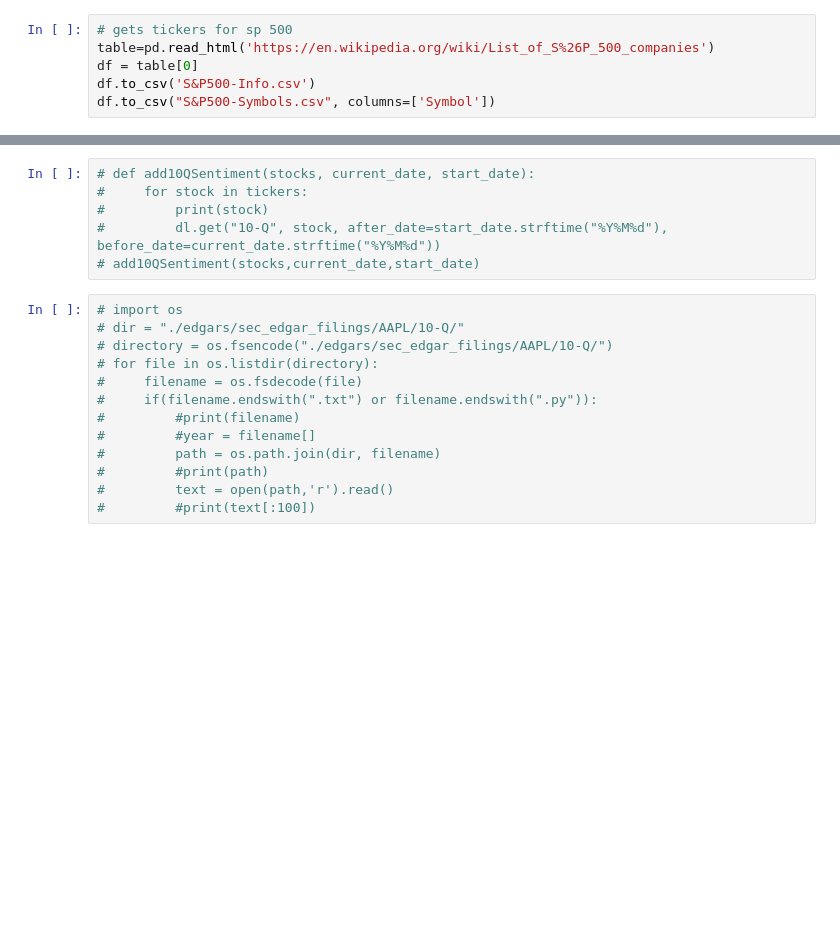
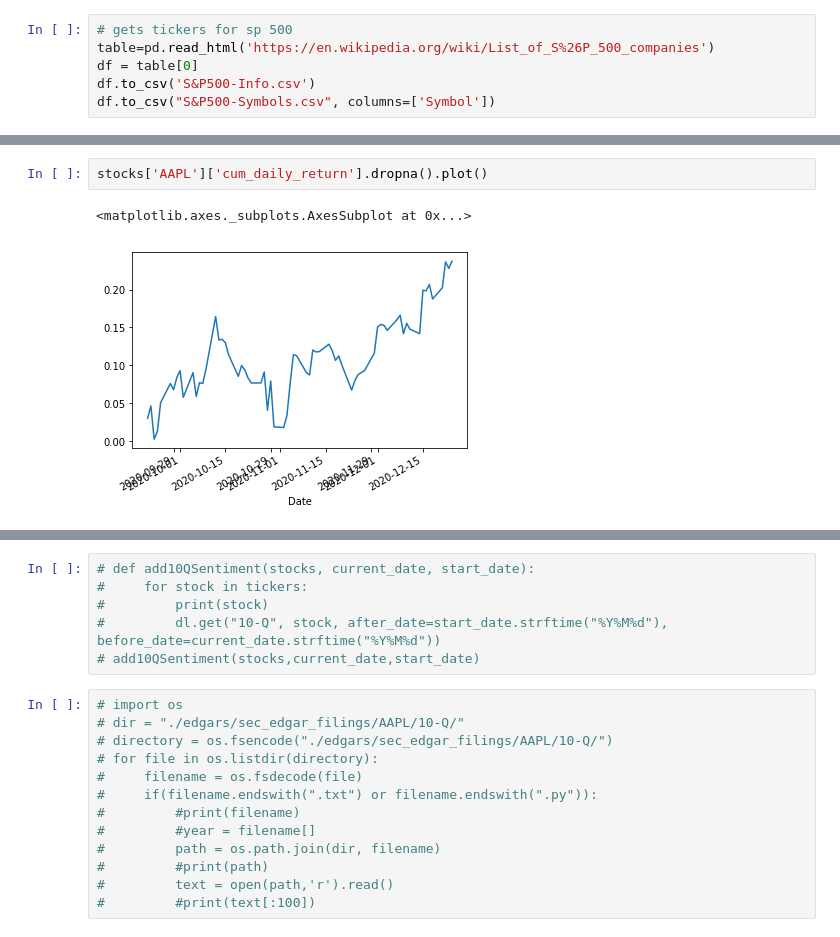
Before and after one commit to lucasdmoyer/fintech, a Jupyter notebook: alpha.ipynb, the cells around one changed output, grey strips where cells are left out. Cells and saved outputs as stored; diff of their text form; blank space fills up the shorter version.

```diff
--- a/alpha.ipynb
+++ b/alpha.ipynb
@@ -105,0 +208,5 @@ stocks = addReturns(stocks)
+# %%
+stocks['AAPL']['cum_daily_return'].dropna().plot()
+# %% [output]
+<matplotlib.axes._subplots.AxesSubplot at 0x...>
+[figure, added]
```
Also changed, not shown: parts of 51 cells of this notebook, 32 other files.
